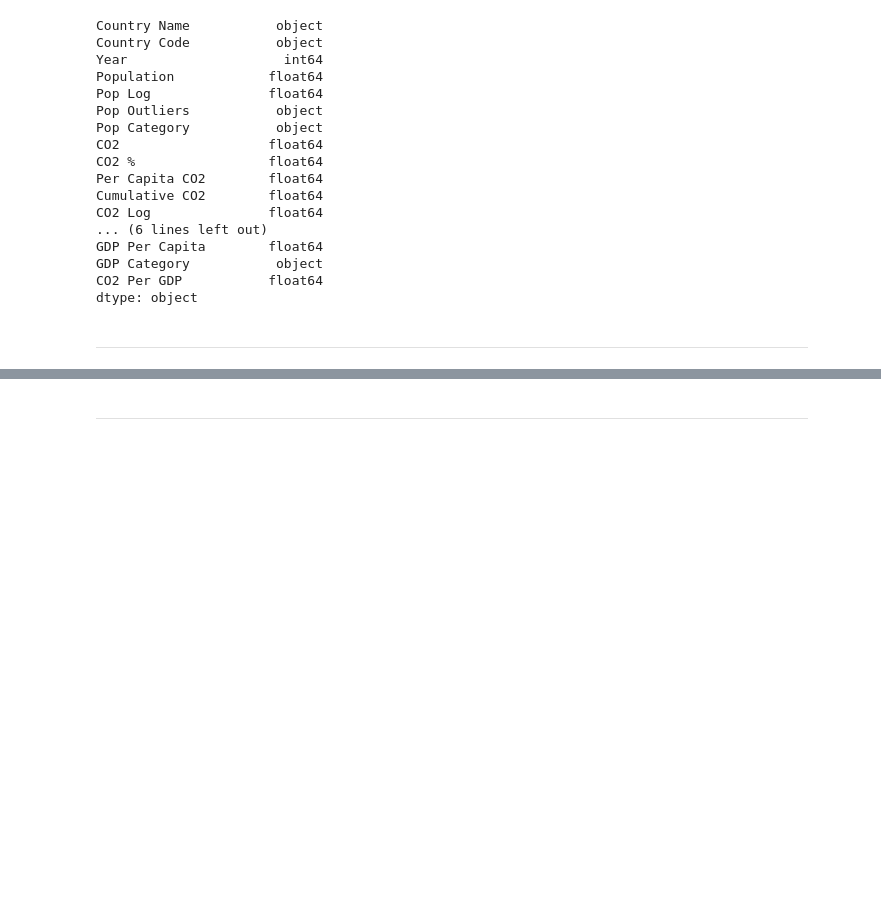
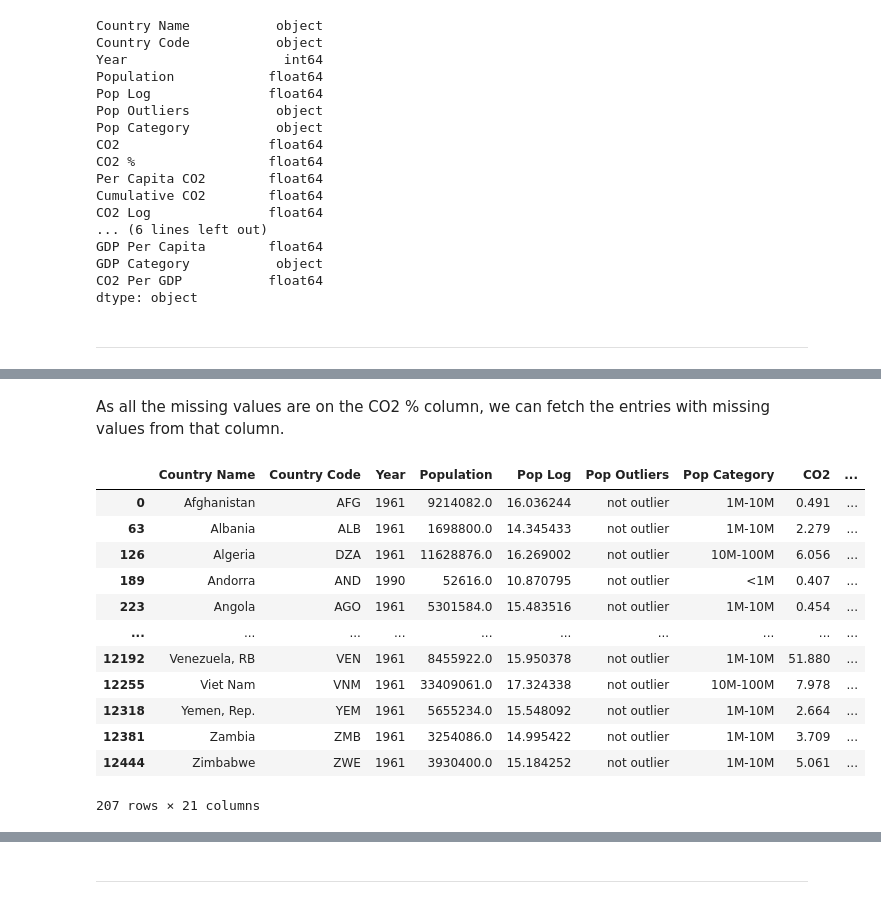
Before and after one commit to Old-Rusty/global-gdp-and-co2-emissions, a Jupyter notebook: jupyter_notebooks/etl.ipynb, the cells around one changed output, grey strips where cells are left out. Cells and saved outputs as stored; diff of their text form; code cells hidden in the pictures; blank space fills up the shorter version.

```diff
--- a/jupyter_notebooks/etl.ipynb
+++ b/jupyter_notebooks/etl.ipynb
@@ -137,0 +213,20 @@ NOTE
+# %% [markdown]
+As all the missing values are on the CO2 % column, we can fetch the entries with missing values from that column.
+# %%
+## fetch the entries with missing values from the CO2 % column
+df_missing = df[df['CO2 %'].isnull()]
+df_missing
+# %% [output]
+|  | Country Name | Country Code | Year | Population | Pop Log | Pop Outliers | Pop Category | CO2 | ... |
+| 0 | Afghanistan | AFG | 1961 | 9214082.0 | 16.036244 | not outlier | 1M-10M | 0.491 | ... |
+| 63 | Albania | ALB | 1961 | 1698800.0 | 14.345433 | not outlier | 1M-10M | 2.279 | ... |
+| 126 | Algeria | DZA | 1961 | 11628876.0 | 16.269002 | not outlier | 10M-100M | 6.056 | ... |
+| 189 | Andorra | AND | 1990 | 52616.0 | 10.870795 | not outlier | <1M | 0.407 | ... |
+| 223 | Angola | AGO | 1961 | 5301584.0 | 15.483516 | not outlier | 1M-10M | 0.454 | ... |
+| ... | ... | ... | ... | ... | ... | ... | ... | ... | ... |
+| 12192 | Venezuela, RB | VEN | 1961 | 8455922.0 | 15.950378 | not outlier | 1M-10M | 51.880 | ... |
+| 12255 | Viet Nam | VNM | 1961 | 33409061.0 | 17.324338 | not outlier | 10M-100M | 7.978 | ... |
+| 12318 | Yemen, Rep. | YEM | 1961 | 5655234.0 | 15.548092 | not outlier | 1M-10M | 2.664 | ... |
+| 12381 | Zambia | ZMB | 1961 | 3254086.0 | 14.995422 | not outlier | 1M-10M | 3.709 | ... |
+| 12444 | Zimbabwe | ZWE | 1961 | 3930400.0 | 15.184252 | not outlier | 1M-10M | 5.061 | ... |
+207 rows × 21 columns
```
Also changed, not shown: parts of 30 cells of this notebook, 1 other file.
